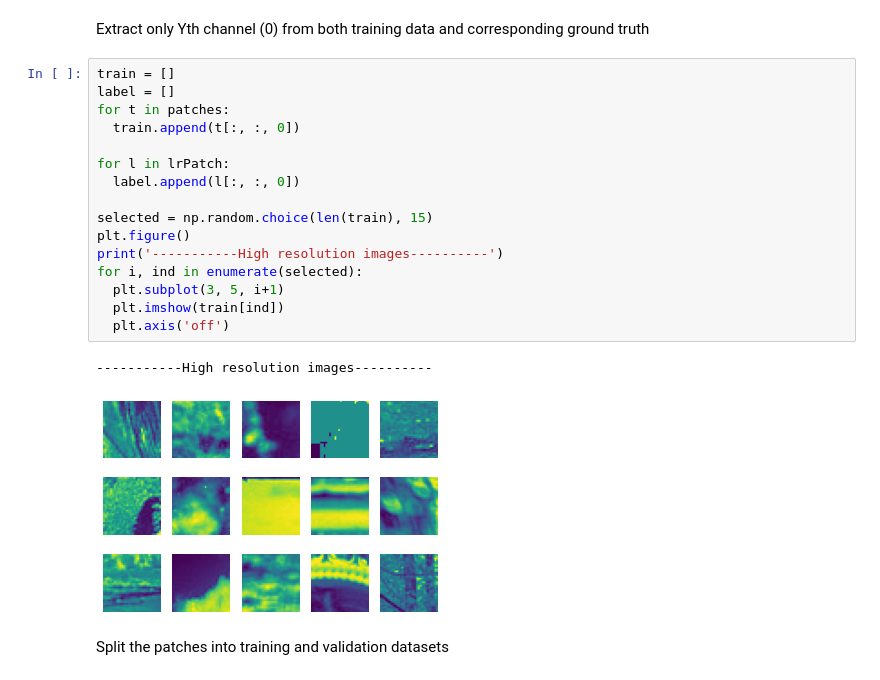
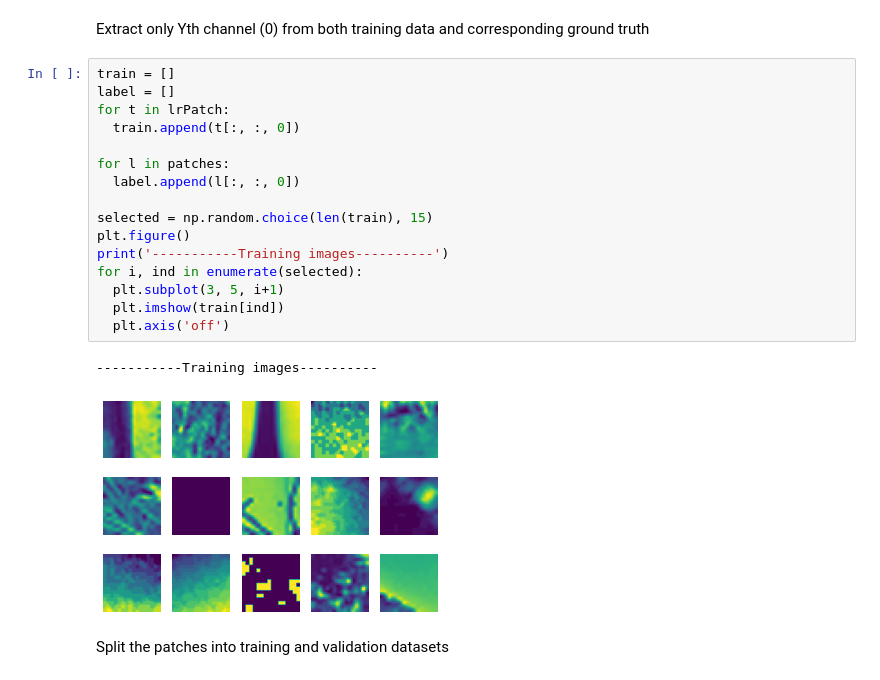
Before and after one commit to AnupamaRajkumar/AppliedDeepLearning, a Jupyter notebook: SuperResolution.ipynb, the cells around one changed output. Saved outputs shown, nothing was run; the diff lists cells and outputs as text.

```diff
--- a/SuperResolution.ipynb
+++ b/SuperResolution.ipynb
@@ -183,22 +183,22 @@ Extract only Yth channel (0) from both training data and corresponding ground tr
 # %%
 train = []
 label = []
-for t in patches:
+for t in lrPatch:
   train.append(t[:, :, 0])
 
-for l in lrPatch:
+for l in patches:
   label.append(l[:, :, 0])
 
 selected = np.random.choice(len(train), 15)
 plt.figure()
-print('-----------High resolution images----------')
+print('-----------Training images----------')
 for i, ind in enumerate(selected):
   plt.subplot(3, 5, i+1)
   plt.imshow(train[ind])
   plt.axis('off')
 # %% [output]
------------High resolution images----------
+-----------Training images----------
-[figure, old version]
+[figure, new version]
 # %% [markdown]
 Split the patches into training and validation datasets
 # %%
```
Also changed, not shown: parts of 1 cell of this notebook.
